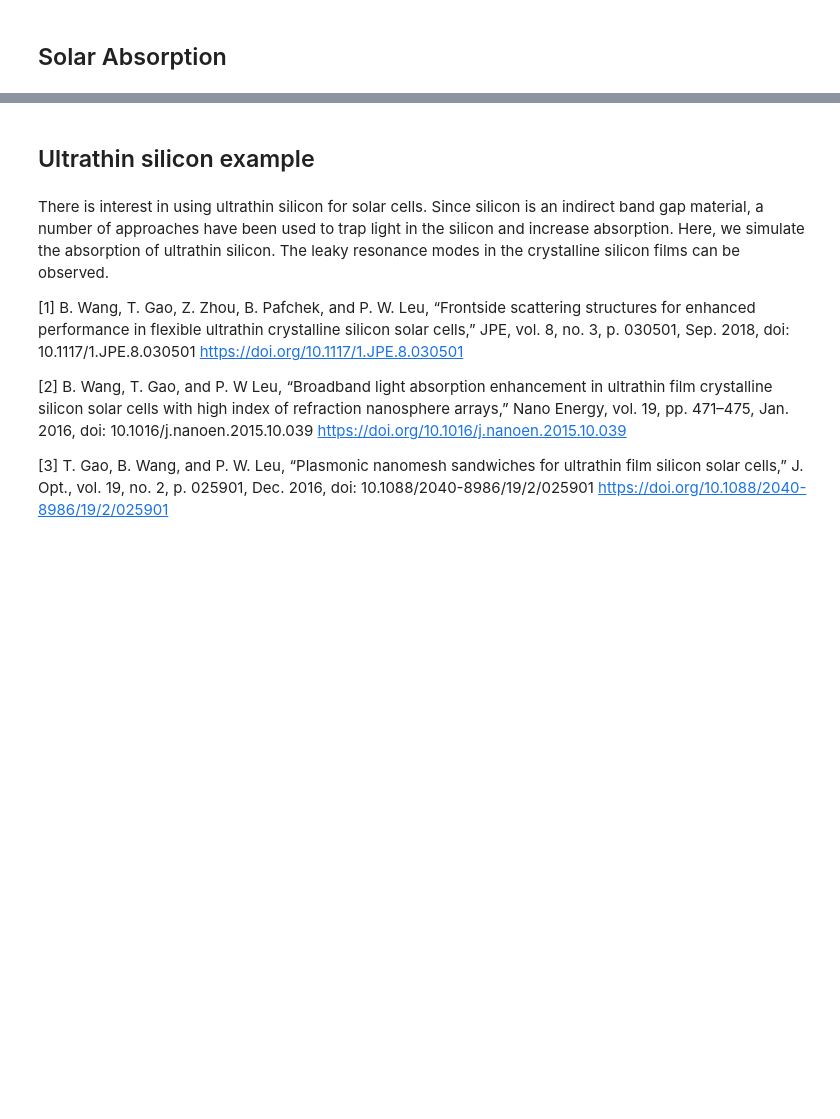
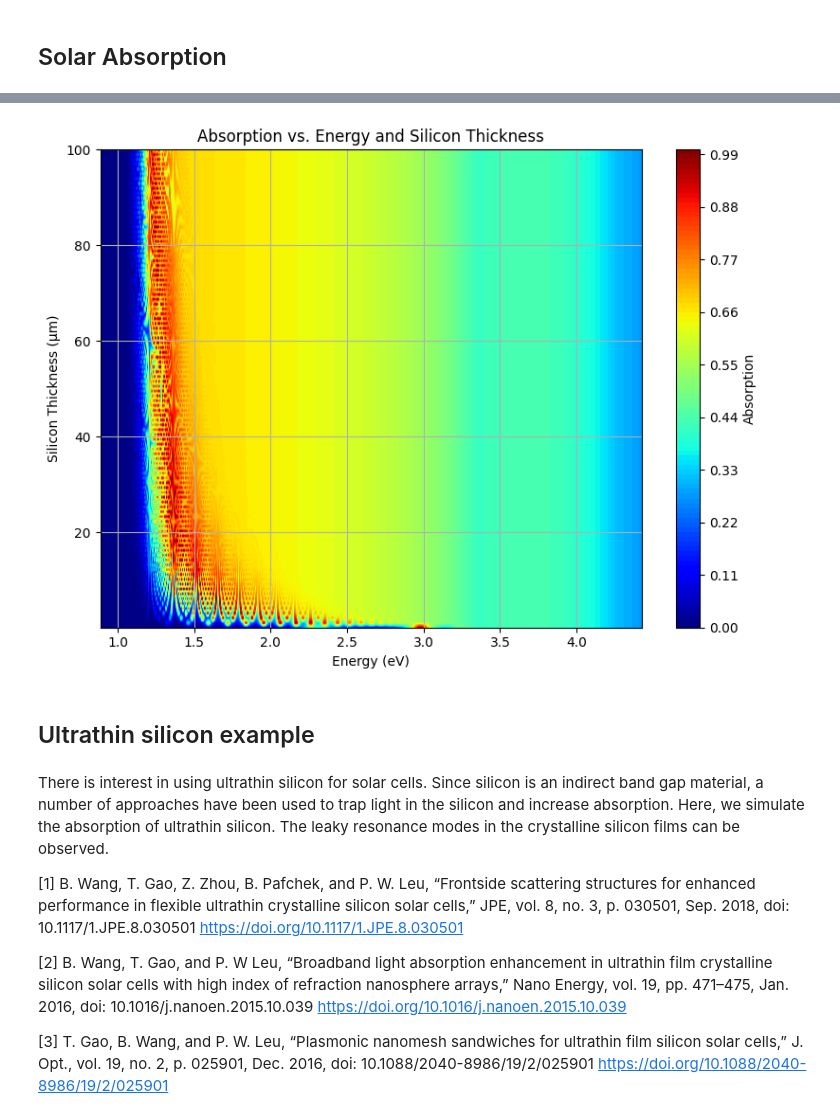
Before and after one commit to JaxLayerLumos/JaxLayerLumos, a Jupyter notebook: examples/solar-cell-analysis.ipynb, the cells around one changed output, grey strips where cells are left out. Drawn from its saved outputs; the diff is of its cells as text; code cells hidden in the pictures; blank space fills up the shorter version.

```diff
--- a/examples/solar-cell-analysis.ipynb
+++ b/examples/solar-cell-analysis.ipynb
@@ -176,3 +180,21 @@ plt.show()
+# %%
+fig = plt.figure(figsize=(8, 6))
+ax = fig.gca()
+
+contour = ax.contourf(X, Y, absorption_results, levels=100, cmap='jet')
+
+cbar = fig.colorbar(contour)
+cbar.set_label("Absorption")
+
+ax.set_xlabel('Energy (eV)')
+ax.set_ylabel('Silicon Thickness (µm)')
+ax.set_title('Absorption vs. Energy and Silicon Thickness')
+ax.grid()
+
+plt.tight_layout()
+plt.show()
+# %% [output]
+[figure, added]
 # %% [markdown]
 ## Ultrathin silicon example
 # %% [markdown]
```
Also changed, not shown: parts of 13 cells of this notebook.
